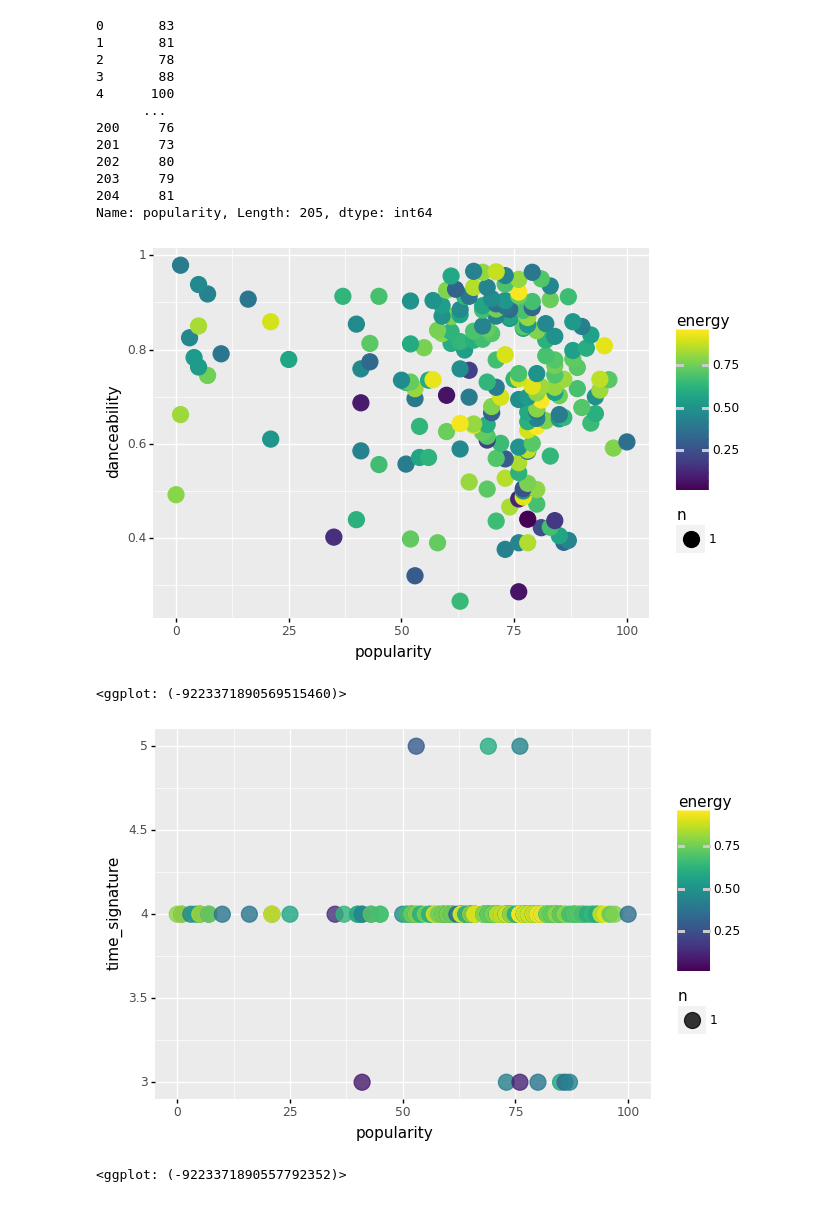
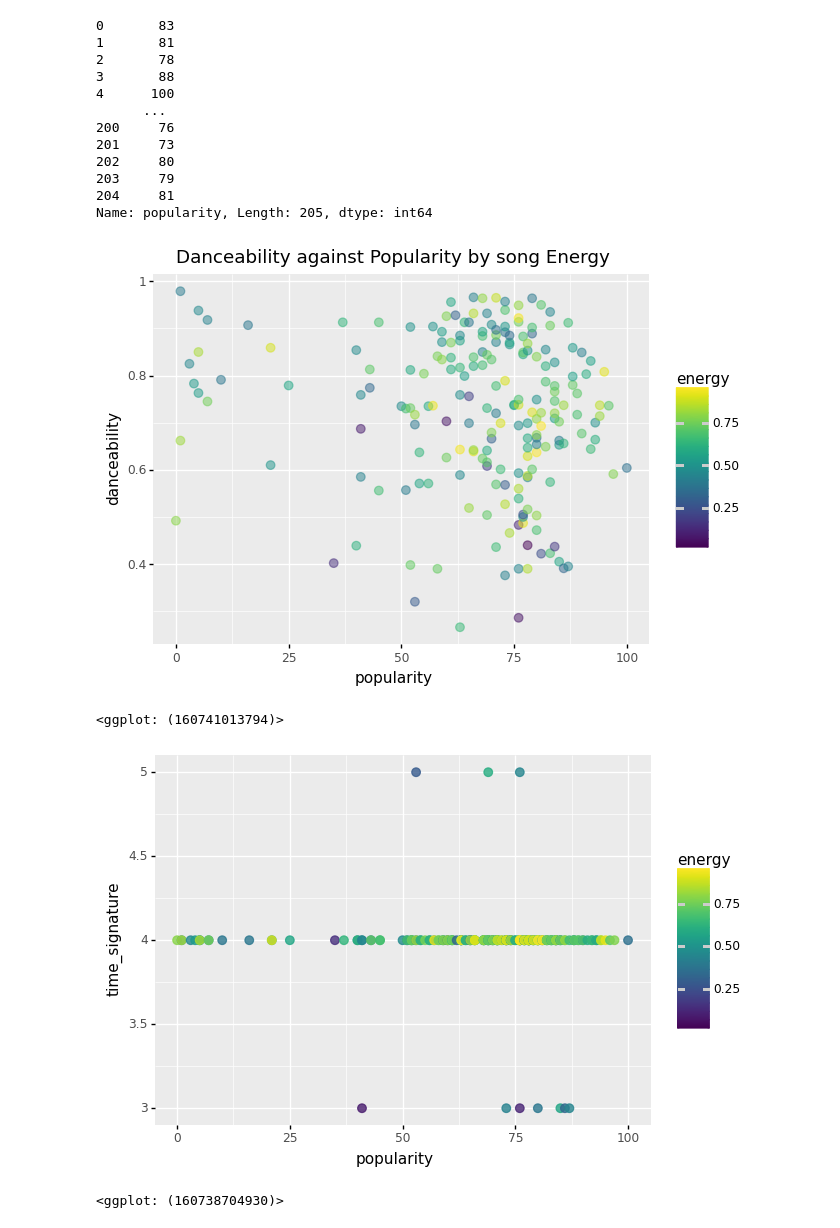
Before and after one commit to s-helal/tiktokify, a Jupyter notebook: graphs.ipynb, the cells around one changed output. Drawn from its saved outputs; the diff is of its cells as text; code cells hidden in the pictures.

Commit message:
minor aesthetics changes, scaled density plot

```diff
--- a/graphs.ipynb
+++ b/graphs.ipynb
@@ -183,18 +197,21 @@ data.popularity
 204     81
 Name: popularity, Length: 205, dtype: int64
 # %%
+# Plot 2: Danceability against Popularity by song Energy
 '''
 Plot danceability against popularity by color energy,
 we can see that high energy tracks are both danceable and more popular.
 Generally high popularity of songs indicates high value of danceability on Tiktok
 '''
 plot1 = p9.ggplot(data, p9.aes(x='popularity', y = "danceability", color = "energy") )
-plot1 += p9.geom_count()
+plot1 += p9.geom_count(alpha = 0.5, size = 3)
+plot1 += p9.ggtitle('Danceability against Popularity by song Energy')
 plot1
 # %% [output]
-[figure, old version]
+[figure, new version]
-<ggplot: (-9223371890569515460)>
+<ggplot: (160741013794)>
 # %%
+# Plot 3: Time signature against Popularity by song Energy
 '''
 Plot time signature against popularity by color energy,
 we can see that high energy tracks are likely to have 4 beats in each bar and more popular,
@@ -202,9 +219,9 @@ and low energy tracks are only popular when they have 3 beats per bar or 5 beats
 Generally high popularity of songs indicates 4 beats per bar with high energy on Tiktok.
 '''
 plot2 = p9.ggplot(data, p9.aes(x='popularity', y = "time_signature", color = "energy") )
-plot2 += p9.geom_count(alpha = 0.8)
+plot2 += p9.geom_count(alpha = 0.8, size=3)
 plot2
 # %% [output]
-[figure, old version]
+[figure, new version]
-<ggplot: (-9223371890557792352)>
+<ggplot: (160738704930)>
 # %%
```
Also changed, not shown: parts of 12 cells of this notebook.
